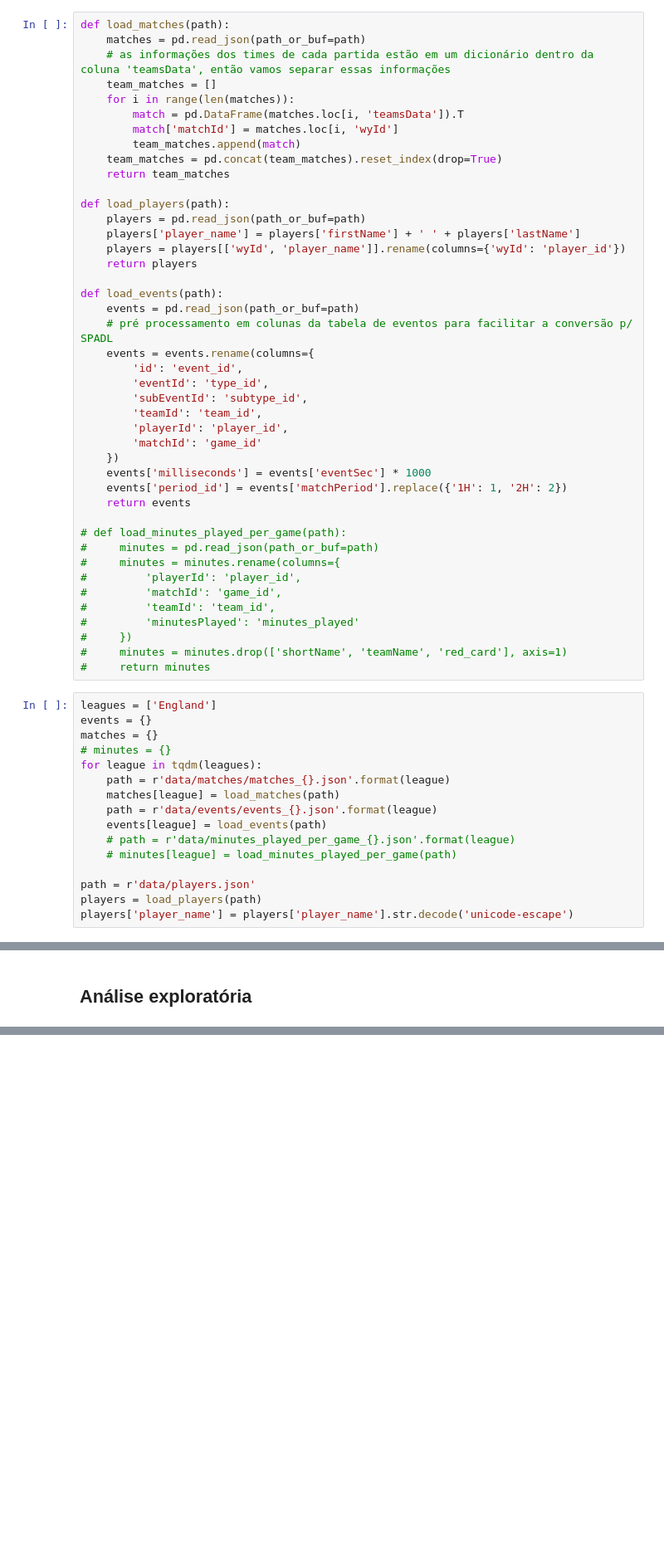
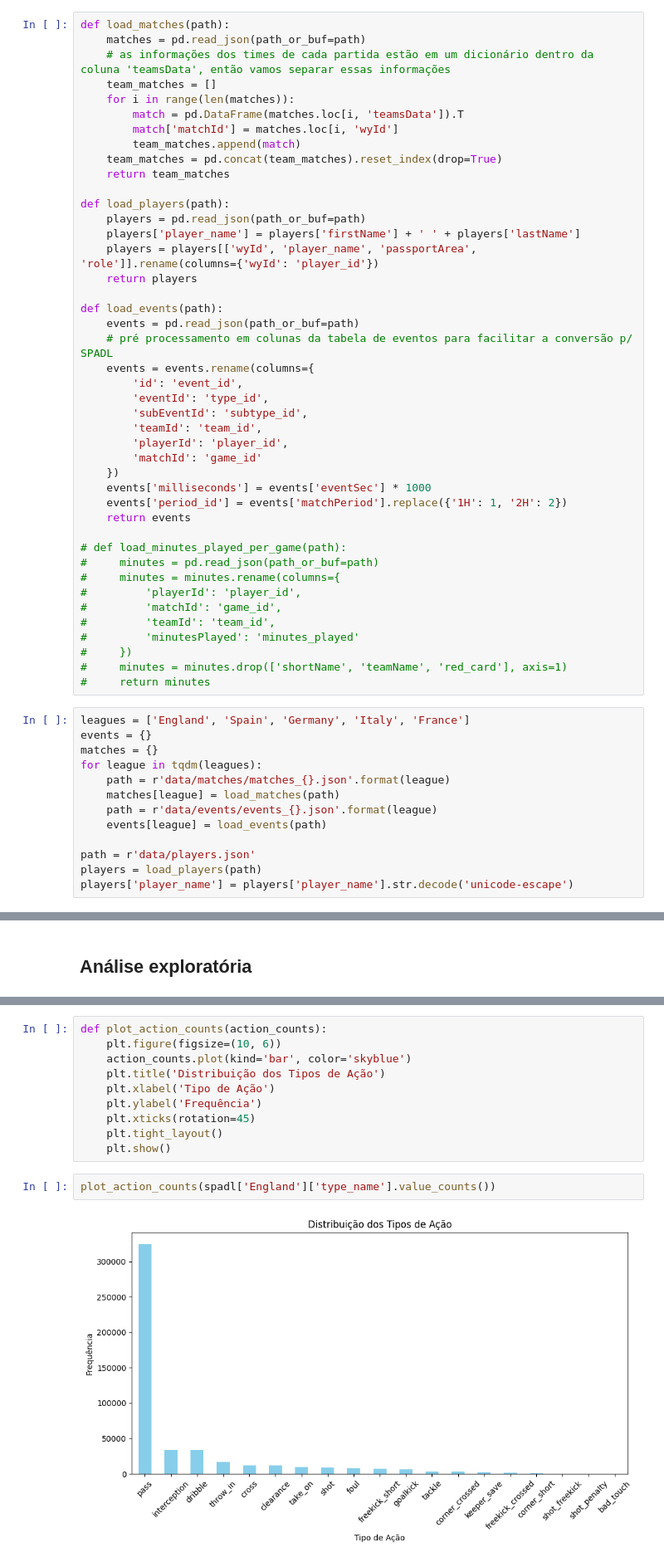
Before and after one commit to vinisilvag/cdaf-projeto, a Jupyter notebook: main.ipynb, the cells around one changed output, grey strips where cells are left out. Shown at 83% size. Saved outputs shown, nothing was run; the diff lists cells and outputs as text; blank space fills up the shorter version.

```diff
--- a/main.ipynb
+++ b/main.ipynb
@@ -80,7 +200,7 @@ def load_matches(path):
 def load_players(path):
     players = pd.read_json(path_or_buf=path)
     players['player_name'] = players['firstName'] + ' ' + players['lastName']
-    players = players[['wyId', 'player_name']].rename(columns={'wyId': 'player_id'})
+    players = players[['wyId', 'player_name', 'passportArea', 'role']].rename(columns={'wyId': 'player_id'})
     return players
 
 def load_events(path):
@@ -109,17 +229,14 @@ def load_events(path):
 #     minutes = minutes.drop(['shortName', 'teamName', 'red_card'], axis=1)
 #     return minutes
 # %%
-leagues = ['England']
+leagues = ['England', 'Spain', 'Germany', 'Italy', 'France']
 events = {}
 matches = {}
-# minutes = {}
 for league in tqdm(leagues):
     path = r'data/matches/matches_{}.json'.format(league)
     matches[league] = load_matches(path)
     path = r'data/events/events_{}.json'.format(league)
     events[league] = load_events(path)
-    # path = r'data/minutes_played_per_game_{}.json'.format(league)
-    # minutes[league] = load_minutes_played_per_game(path)
 
 path = r'data/players.json'
 players = load_players(path)
@@ -165,0 +498,14 @@ NameError: name 'spadl' is not defined
+# %%
+def plot_action_counts(action_counts):
+    plt.figure(figsize=(10, 6))
+    action_counts.plot(kind='bar', color='skyblue')
+    plt.title('Distribuição dos Tipos de Ação')
+    plt.xlabel('Tipo de Ação')
+    plt.ylabel('Frequência')
+    plt.xticks(rotation=45)
+    plt.tight_layout()
+    plt.show()
+# %%
+plot_action_counts(spadl['England']['type_name'].value_counts())
+# %% [output]
+[figure, added]
```
Also changed, not shown: parts of 71 cells of this notebook, 1 other file.
